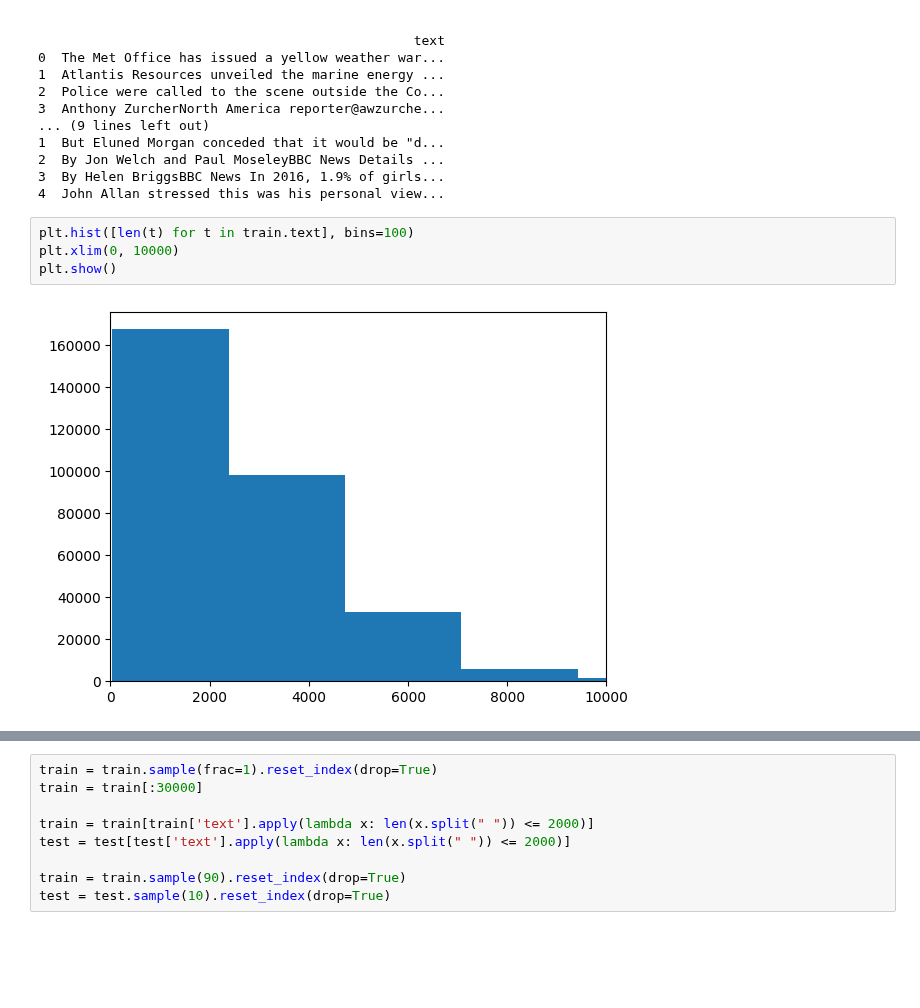
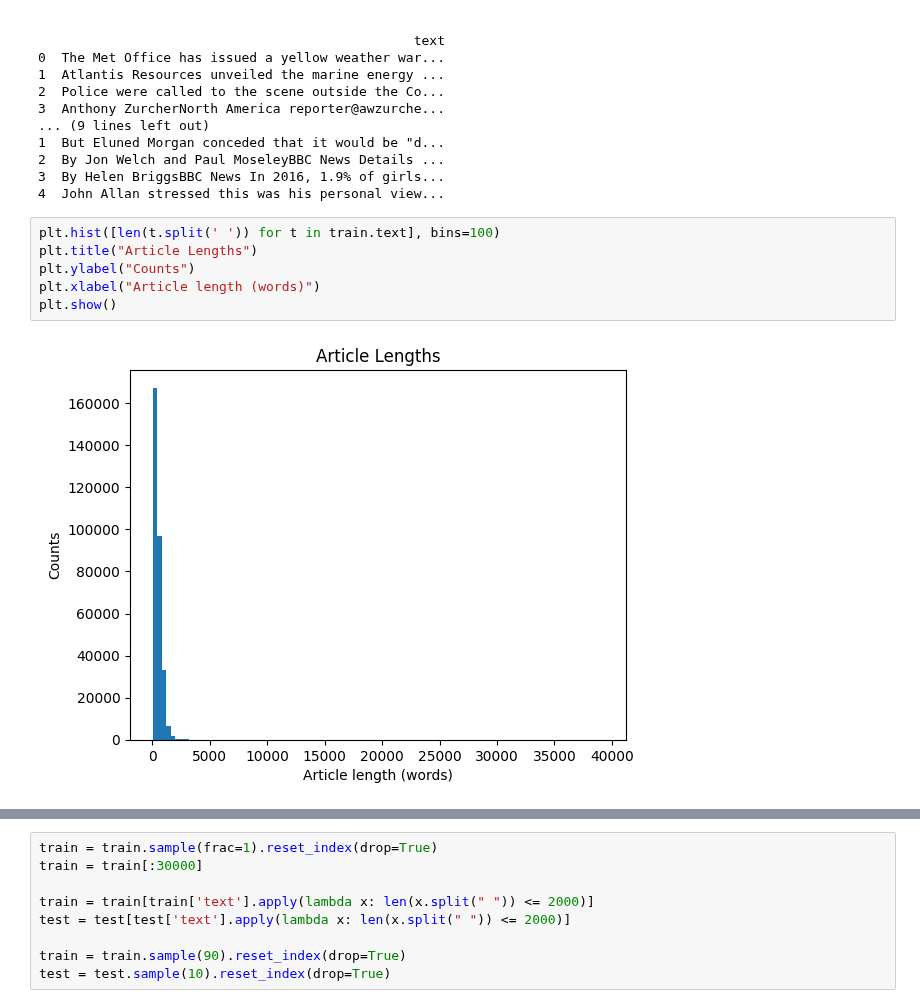
Before and after one commit to csch7/CSCI-4170, a Jupyter notebook: Homework-06/Transformers.ipynb, the cells around one changed output, grey strips where cells are left out. Cells and saved outputs as stored; diff of their text form; blank space fills up the shorter version.

```diff
--- a/Homework-06/Transformers.ipynb
+++ b/Homework-06/Transformers.ipynb
@@ -89,8 +93,10 @@ print(train.head(), test.head())
 3  By Helen BriggsBBC News In 2016, 1.9% of girls...
 4  John Allan stressed this was his personal view...
 # %%
-plt.hist([len(t) for t in train.text], bins=100)
-plt.xlim(0, 10000)
+plt.hist([len(t.split(' ')) for t in train.text], bins=100)
+plt.title("Article Lengths")
+plt.ylabel("Counts")
+plt.xlabel("Article length (words)")
 plt.show()
 # %% [output]
-[figure, old version]
+[figure, new version]
```
Also changed, not shown: parts of 11 cells of this notebook.
